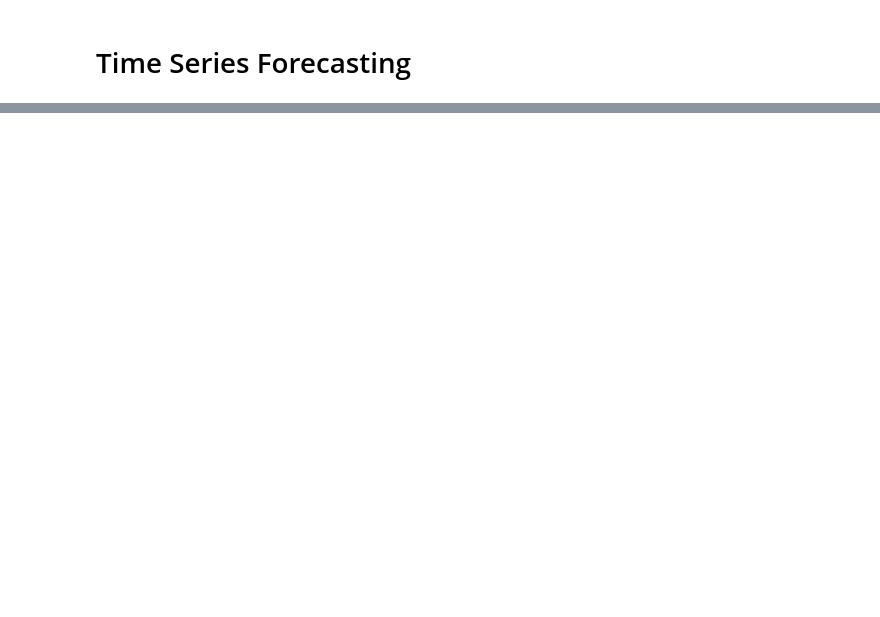
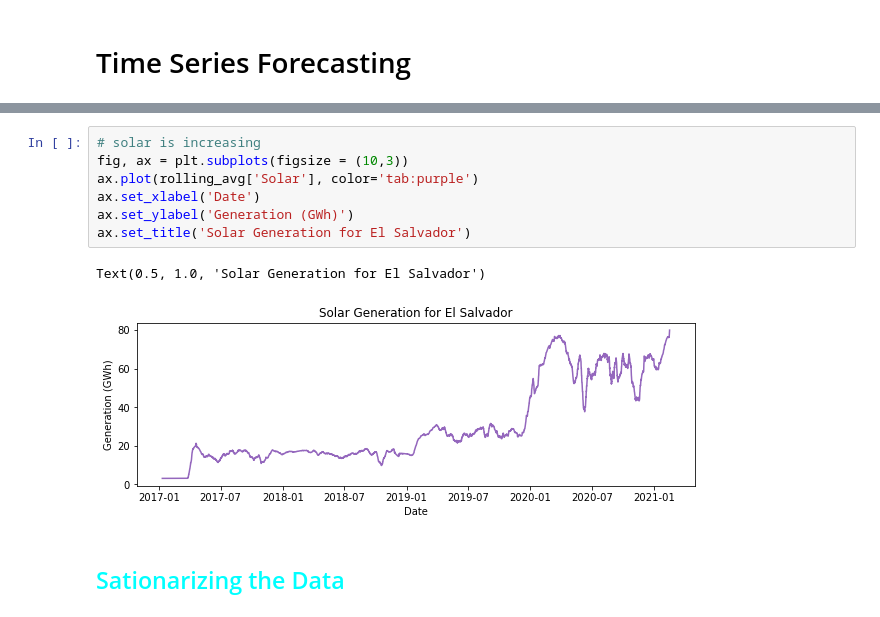
Before and after one commit to Naoki95957/Collect-Forecast-Visualize, a Jupyter notebook: forecast/ARIMA.ipynb, the cells around one changed output, grey strips where cells are left out. Drawn from its saved outputs; the diff is of its cells as text; blank space fills up the shorter version.

```diff
--- a/forecast/ARIMA.ipynb
+++ b/forecast/ARIMA.ipynb
@@ -192,0 +73,12 @@ You can make another time-series
+# %%
+# solar is increasing
+fig, ax = plt.subplots(figsize = (10,3))
+ax.plot(rolling_avg['Solar'], color='tab:purple')
+ax.set_xlabel('Date')
+ax.set_ylabel('Generation (GWh)')
+ax.set_title('Solar Generation for El Salvador')
+# %% [output]
+Text(0.5, 1.0, 'Solar Generation for El Salvador')
+[figure, added]
+# %% [markdown]
+## <span style="color:cyan">Sationarizing the Data</span>
```
Also changed, not shown: parts of 50 cells of this notebook.
